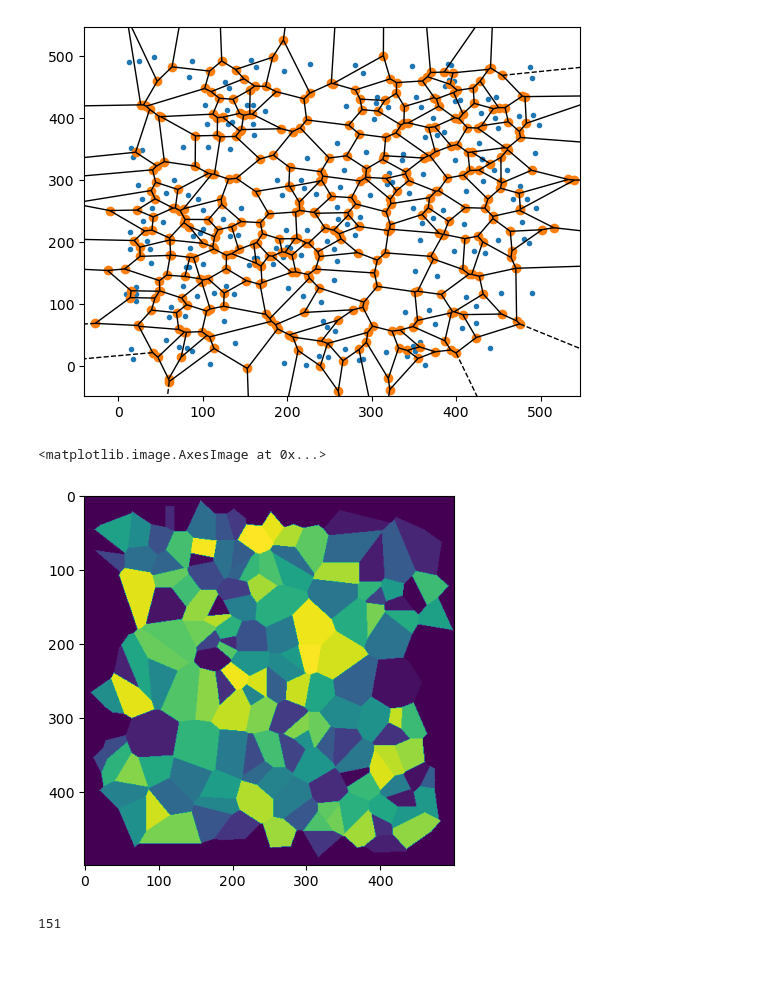
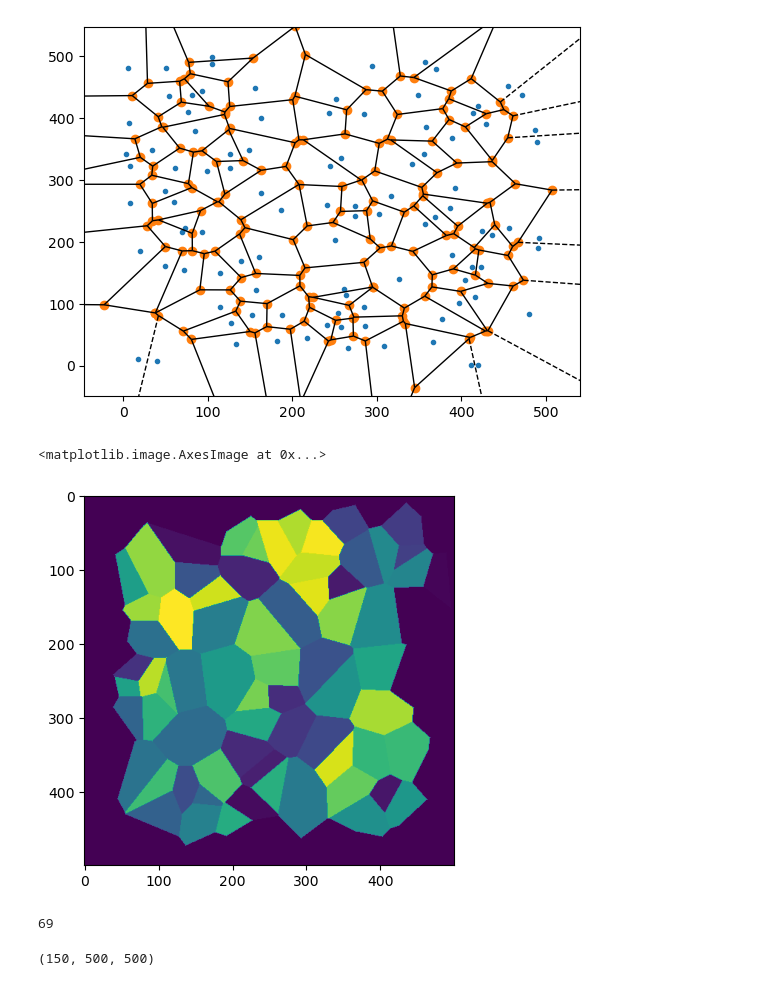
Before and after one commit to TimSaundersLab/CellMet, a Jupyter notebook: notebooks/0-Paper-generate_artificial_image.ipynb, the cells around one changed output. Saved outputs shown, nothing was run; the diff lists cells and outputs as text; code cells hidden in the pictures.

```diff
--- a/notebooks/0-Paper-generate_artificial_image.ipynb
+++ b/notebooks/0-Paper-generate_artificial_image.ipynb
@@ -89,16 +91,18 @@ def voronoi_finite_polygons_2d(vor, radius=None):
 
     return new_regions, np.asarray(new_vertices)
 # %%
-from scipy.spatial import voronoi_plot_2d
 
 size_image = 500
-points = np.random.uniform(0, size_image, (200, 2))
+# 200 for ~150 cells
+# 100 for ~70 cells
+# 50 for ~30 cells
+points = np.random.uniform(0, size_image, (100, 2))
 # Compute Voronoi
 v = Voronoi(points)
 voronoi_plot_2d(v)
 plt.show()
 # %% [output]
-[figure, old version]
+[figure, new version]
 # %%
 regions, vertices = voronoi_finite_polygons_2d(v)
 
@@ -122,10 +126,14 @@ for region in regions:
 plt.imshow(np.max(img, axis=0))
 # %% [output]
 <matplotlib.image.AxesImage at 0x...>
-[figure, old version]
+[figure, new version]
 # %%
 f
 # %% [output]
-151
+69
+# %%
+img.shape
+# %% [output]
+(150, 500, 500)
 # %%
 write_tiff(img,
```
Also changed, not shown: parts of 3 cells of this notebook, 10 other files.
